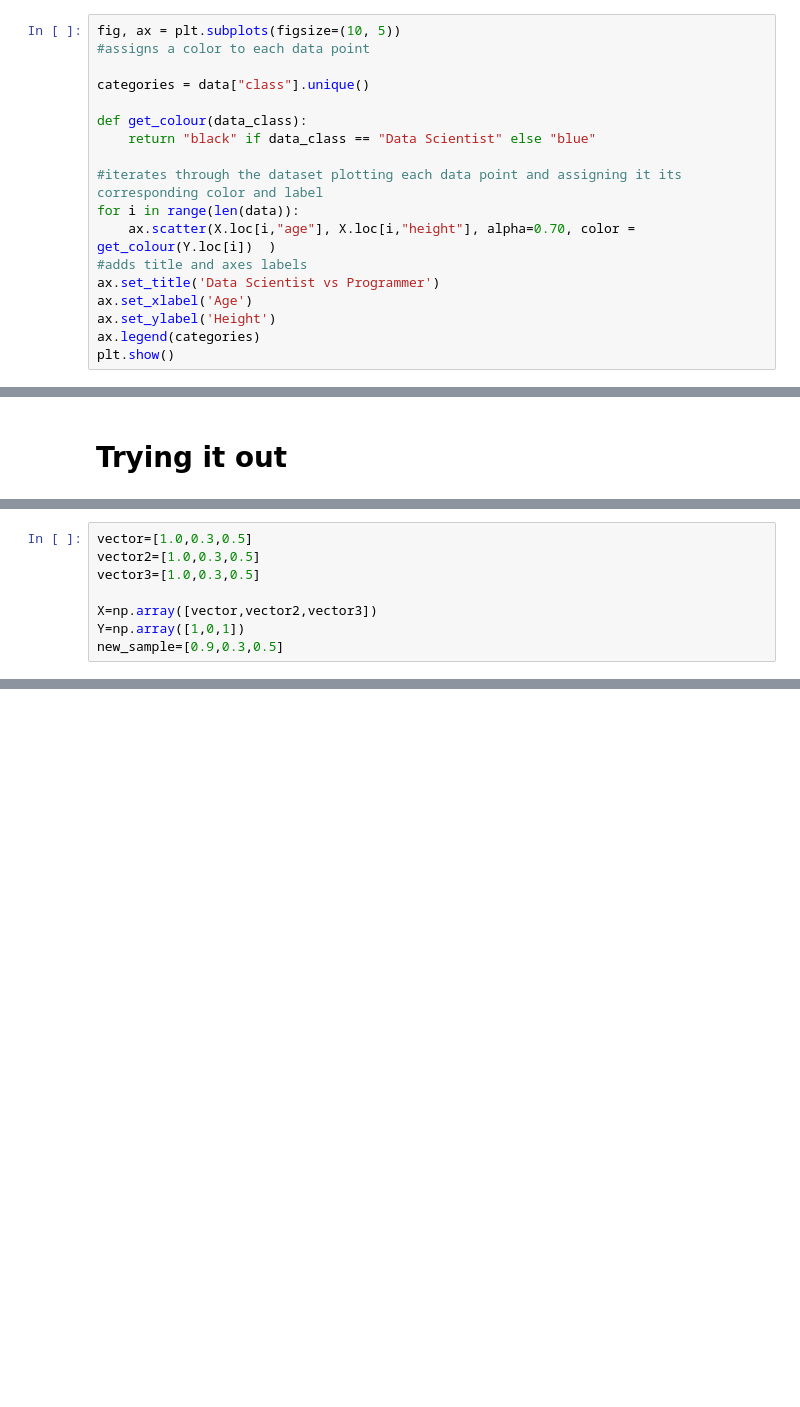
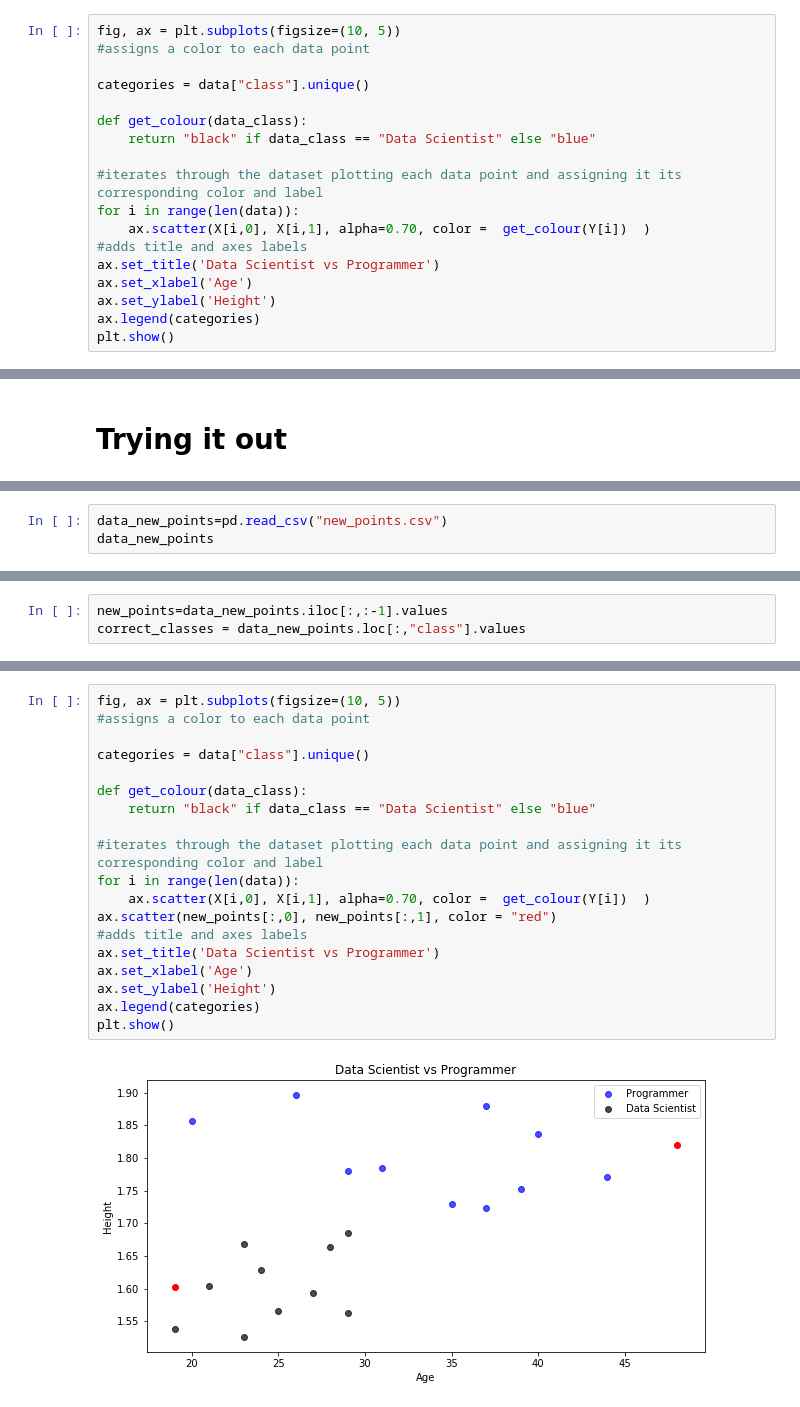
Before and after one commit to RitaRamo/machine_learning_from_scratch, a Jupyter notebook: KNN.ipynb, the cells around one changed output, grey strips where cells are left out. Saved outputs shown, nothing was run; the diff lists cells and outputs as text; blank space fills up the shorter version.

```diff
--- a/KNN.ipynb
+++ b/KNN.ipynb
@@ -81,7 +95,7 @@ def get_colour(data_class):
 
 #iterates through the dataset plotting each data point and assigning it its corresponding color and label
 for i in range(len(data)):
-    ax.scatter(X.loc[i,"age"], X.loc[i,"height"], alpha=0.70, color =  get_colour(Y.loc[i])  )
+    ax.scatter(X[i,0], X[i,1], alpha=0.70, color =  get_colour(Y[i])  )
 #adds title and axes labels
 ax.set_title('Data Scientist vs Programmer')
 ax.set_xlabel('Age')
@@ -149,8 +149,0 @@ Yeah, it correctly classify both of them!
-# %%
-vector=[1.0,0.3,0.5]
-vector2=[1.0,0.3,0.5]
-vector3=[1.0,0.3,0.5]
-
-X=np.array([vector,vector2,vector3])
-Y=np.array([1,0,1])
-new_sample=[0.9,0.3,0.5]
@@ -164,0 +152,3 @@ PS- The dataset that we used is just for pro as well as the .
+# %%
+data_new_points=pd.read_csv("new_points.csv")
+data_new_points
@@ -164,0 +159,3 @@ PS- The dataset that we used is just for pro as well as the .
+# %%
+new_points=data_new_points.iloc[:,:-1].values
+correct_classes = data_new_points.loc[:,"class"].values
@@ -164,0 +164,21 @@ PS- The dataset that we used is just for pro as well as the .
+# %%
+fig, ax = plt.subplots(figsize=(10, 5))
+#assigns a color to each data point
+
+categories = data["class"].unique()
+
+def get_colour(data_class):
+    return "black" if data_class == "Data Scientist" else "blue"
+
+#iterates through the dataset plotting each data point and assigning it its corresponding color and label
+for i in range(len(data)):
+    ax.scatter(X[i,0], X[i,1], alpha=0.70, color =  get_colour(Y[i])  )
+ax.scatter(new_points[:,0], new_points[:,1], color = "red")
+#adds title and axes labels
+ax.set_title('Data Scientist vs Programmer')
+ax.set_xlabel('Age')
+ax.set_ylabel('Height')
+ax.legend(categories)
+plt.show()
+# %% [output]
+[figure, added]
```
Also changed, not shown: parts of 25 cells of this notebook, 1 other file.
